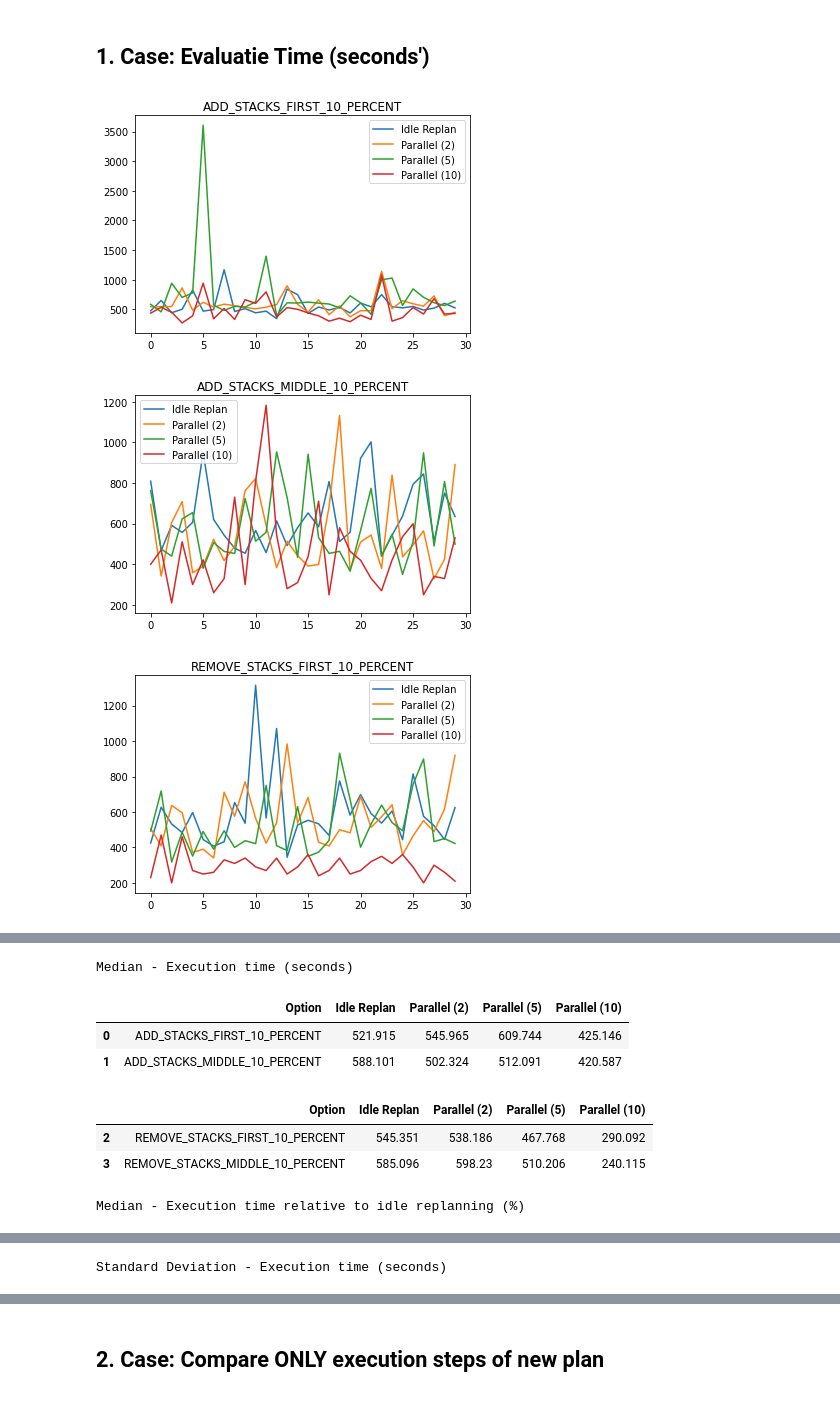
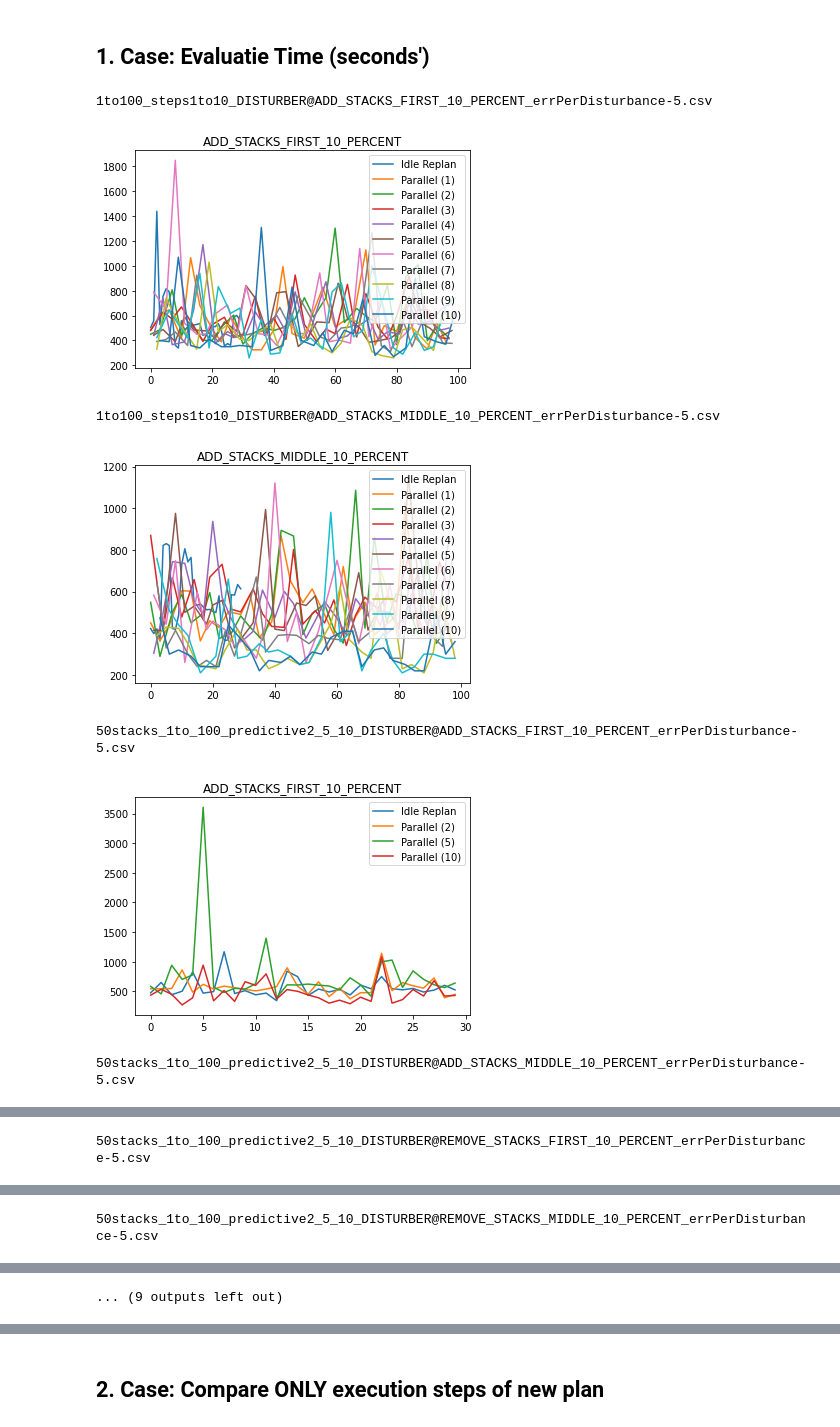
Before and after one commit to martineisenberg/momot-reactive, a Jupyter notebook: evaluation/data_processing.ipynb, the cells around one changed output, grey strips where cells are left out. Drawn from its saved outputs; the diff is of its cells as text; code cells hidden in the pictures.

```diff
--- a/evaluation/data_processing.ipynb
+++ b/evaluation/data_processing.ipynb
@@ -262,17 +296,18 @@ MannwhitneyuResult(statistic=20041.0, pvalue=5.006101427818629e-05)
 # %%
 T = 10
 plot = True
-files = os.listdir(os.path.join('.', 'exp3'))
+files = os.listdir(os.path.join('.', 'exp3/case_1to100'))
 overall_runtime = pd.DataFrame(columns = ["Option", "Idle Replan", "Parallel (2)", "Parallel (5)", "Parallel (10)"])
 overall_runtime_std = pd.DataFrame(columns =  ["Option", "Idle Replan",  "Parallel (2)", "Parallel (5)", "Parallel (10)"])
 for f in files:
     if f.endswith("csv"):
-        df = pd.read_csv(os.path.join('.', 'exp3', f), sep=";")
-        df_p = pd.read_csv(os.path.join('.', 'exp3', "parallel_results", f[:-4] + "_predictive.csv"), sep=";")
+        df = pd.read_csv(os.path.join('.', 'exp3/case_1to100', f), sep=";")
+        df_p = pd.read_csv(os.path.join('.', 'exp3/case_1to100', "parallel_results", f[:-4] + "_predictive.csv"), sep=";")
 
         ## reenumerate predictive run rows from 0,1,2,3,4,5 to 0,0,0, 1,1,1, ...
+        print(f)
         df_p['run'] = df_p['run'].map(int)/3
-        df_p["run"] = df_p["run"].map(int)
+        df_p['run'] = df_p["run"].map(int)
 
         step_variants = df_p["predicted_steps"].unique()
 
@@ -311,33 +346,37 @@ for f in files:
         std_executiontime_row["Option"] = f.split("@")[1].split("_errPerDisturbance")[0]
         overall_runtime = overall_runtime.append(mean_executiontime_row, ignore_index = True)
         overall_runtime_std = overall_runtime_std.append(std_executiontime_row, ignore_index = True)
         if plot:
             plt.legend()
             plt.title(mean_executiontime_row["Option"])
             plt.show()
 
 print("Median - Execution time (seconds)")
 display(overall_runtime.iloc[:2, :])
 display(overall_runtime.iloc[2:, :])
 
 for steps in step_variants:
     overall_runtime[f"Parallel ({steps})"] = (overall_runtime[f"Parallel ({steps})"] - overall_runtime["Idle Replan"])/ overall_runtime["Idle Replan"] * 100
 
 #mean.round({'Replanning': 1})
 #mean["Replanning (seed 0.2)"] = (mean["Replanning (seed 0.2)"] - mean["Replanning"])/ mean["Replanning"] * 100
 #mean.round(3)
 #print("Mean - Replanning time (with seed) relative to plain replanning (in %)")
 print("Median - Execution time relative to idle replanning (%)")
 display(overall_runtime.iloc[:2, :])
 display(overall_runtime.iloc[2:, :])
 
 print("Standard Deviation - Execution time (seconds)")
 #overall_runtime_std.iloc[:, 1:] = overall_runtime_std[:, 1:]/overall_runtime[:, 1:]
 
 
 display(overall_runtime_std.iloc[:2, :])
 display(overall_runtime_std.iloc[2:, :])
 # %% [output]
+1to100_steps1to10_DISTURBER@ADD_STACKS_FIRST_10_PERCENT_errPerDisturbance-5.csv
-[figure, old version]
+[figure, new version]
+1to100_steps1to10_DISTURBER@ADD_STACKS_MIDDLE_10_PERCENT_errPerDisturbance-5.csv
-[figure, old version]
+[figure, new version]
+50stacks_1to_100_predictive2_5_10_DISTURBER@ADD_STACKS_FIRST_10_PERCENT_errPerDisturbance-5.csv
-[figure, old version]
+[figure, new version]
+50stacks_1to_100_predictive2_5_10_DISTURBER@ADD_STACKS_MIDDLE_10_PERCENT_errPerDisturbance-5.csv
@@ -345,8 +383,0 @@ display(overall_runtime_std.iloc[2:, :])
-Median - Execution time (seconds)
-|  | Option | Idle Replan | Parallel (2) | Parallel (5) | Parallel (10) |
-| 0 | ADD_STACKS_FIRST_10_PERCENT | 521.915 | 545.965 | 609.744 | 425.146 |
-| 1 | ADD_STACKS_MIDDLE_10_PERCENT | 588.101 | 502.324 | 512.091 | 420.587 |
-|  | Option | Idle Replan | Parallel (2) | Parallel (5) | Parallel (10) |
-| 2 | REMOVE_STACKS_FIRST_10_PERCENT | 545.351 | 538.186 | 467.768 | 290.092 |
-| 3 | REMOVE_STACKS_MIDDLE_10_PERCENT | 585.096 | 598.23 | 510.206 | 240.115 |
-Median - Execution time relative to idle replanning (%)
@@ -359 +383,0 @@ Median - Execution time relative to idle replanning (%)
-Standard Deviation - Execution time (seconds)
@@ -365,0 +384 @@ Standard Deviation - Execution time (seconds)
+50stacks_1to_100_predictive2_5_10_DISTURBER@REMOVE_STACKS_FIRST_10_PERCENT_errPerDisturbance-5.csv
@@ -365,0 +386 @@ Standard Deviation - Execution time (seconds)
+50stacks_1to_100_predictive2_5_10_DISTURBER@REMOVE_STACKS_MIDDLE_10_PERCENT_errPerDisturbance-5.csv
@@ -365,0 +388 @@ Standard Deviation - Execution time (seconds)
+... (9 outputs left out)
```
Also changed, not shown: parts of 11 cells of this notebook, 18 other files.
